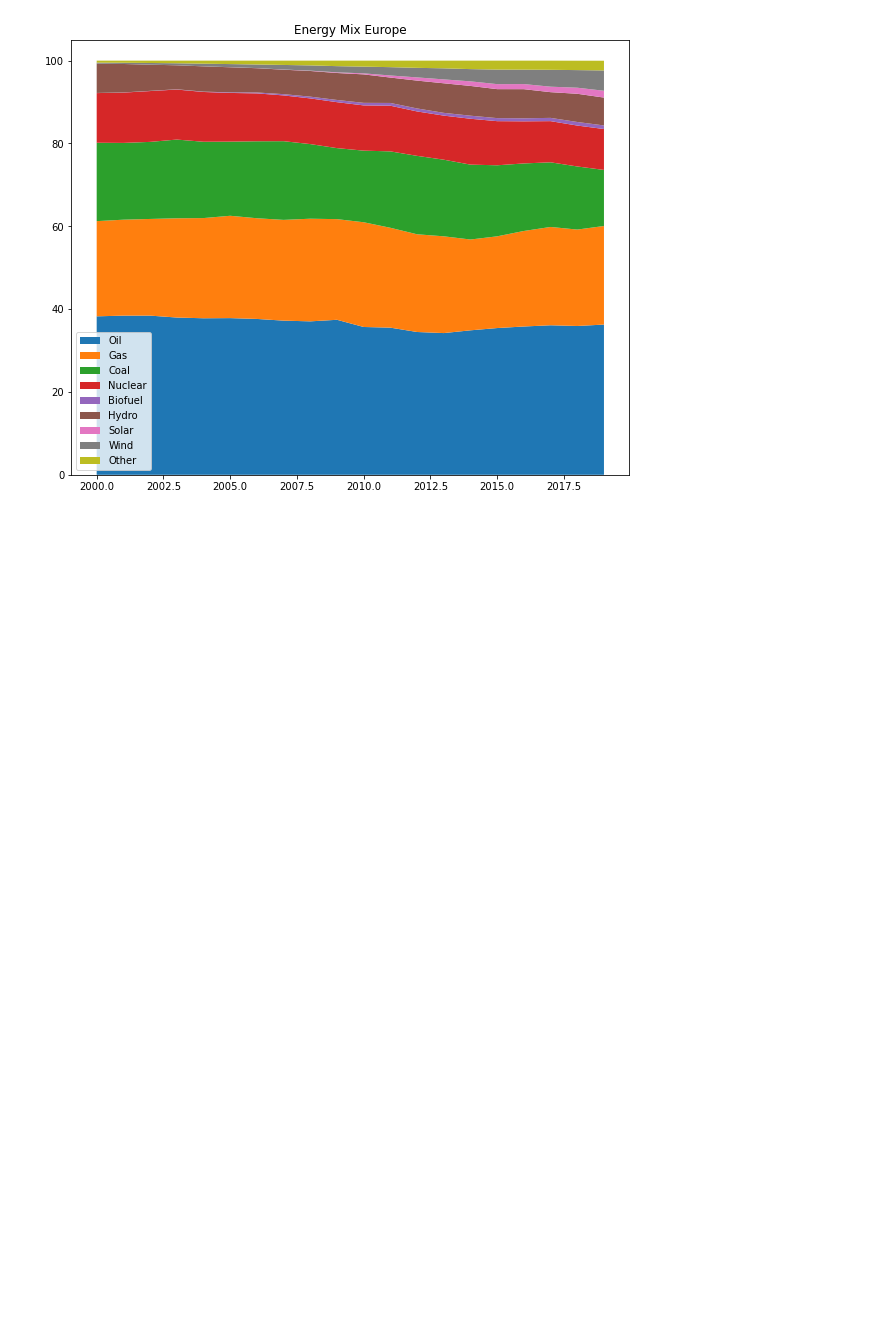
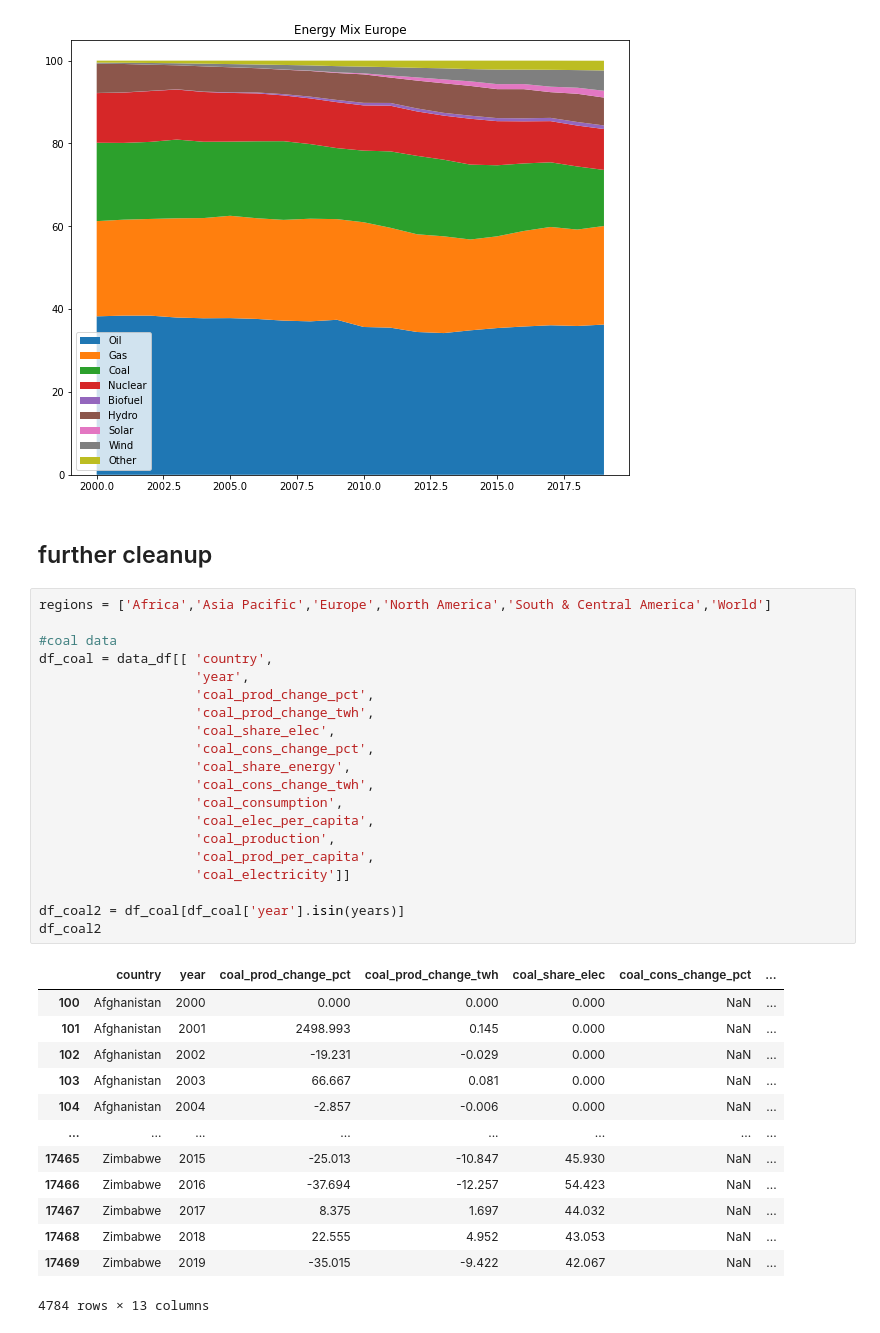
Before and after one commit to TeamGreenWave/capstone_project, a Jupyter notebook: EDA_Notebook_SLS.ipynb, the cells around one changed output. Saved outputs shown, nothing was run; the diff lists cells and outputs as text; blank space fills up the shorter version.

Commit message:
seperated owid data

```diff
--- a/EDA_Notebook_SLS.ipynb
+++ b/EDA_Notebook_SLS.ipynb
@@ -195,3 +201,39 @@ plt.title('Energy Mix Europe')
 # %% [output]
 Text(0.5, 1.0, 'Energy Mix Europe')
 [figure]
+# %% [markdown]
+## further cleanup
+# %%
+regions = ['Africa','Asia Pacific','Europe','North America','South & Central America','World']
+
+#coal data
+df_coal = data_df[[ 'country',
+                    'year',
+                    'coal_prod_change_pct',
+                    'coal_prod_change_twh',
+                    'coal_share_elec',
+                    'coal_cons_change_pct',
+                    'coal_share_energy',
+                    'coal_cons_change_twh',
+                    'coal_consumption',
+                    'coal_elec_per_capita',
+                    'coal_production',
+                    'coal_prod_per_capita',
+                    'coal_electricity']]
+
+df_coal2 = df_coal[df_coal['year'].isin(years)]
+df_coal2
+# %% [output]
+|  | country | year | coal_prod_change_pct | coal_prod_change_twh | coal_share_elec | coal_cons_change_pct | ... |
+| 100 | Afghanistan | 2000 | 0.000 | 0.000 | 0.000 | NaN | ... |
+| 101 | Afghanistan | 2001 | 2498.993 | 0.145 | 0.000 | NaN | ... |
+| 102 | Afghanistan | 2002 | -19.231 | -0.029 | 0.000 | NaN | ... |
+| 103 | Afghanistan | 2003 | 66.667 | 0.081 | 0.000 | NaN | ... |
+| 104 | Afghanistan | 2004 | -2.857 | -0.006 | 0.000 | NaN | ... |
+| ... | ... | ... | ... | ... | ... | ... | ... |
+| 17465 | Zimbabwe | 2015 | -25.013 | -10.847 | 45.930 | NaN | ... |
+| 17466 | Zimbabwe | 2016 | -37.694 | -12.257 | 54.423 | NaN | ... |
+| 17467 | Zimbabwe | 2017 | 8.375 | 1.697 | 44.032 | NaN | ... |
+| 17468 | Zimbabwe | 2018 | 22.555 | 4.952 | 43.053 | NaN | ... |
+| 17469 | Zimbabwe | 2019 | -35.015 | -9.422 | 42.067 | NaN | ... |
+4784 rows × 13 columns
```
Also changed, not shown: parts of 13 cells of this notebook, 18 other files.
